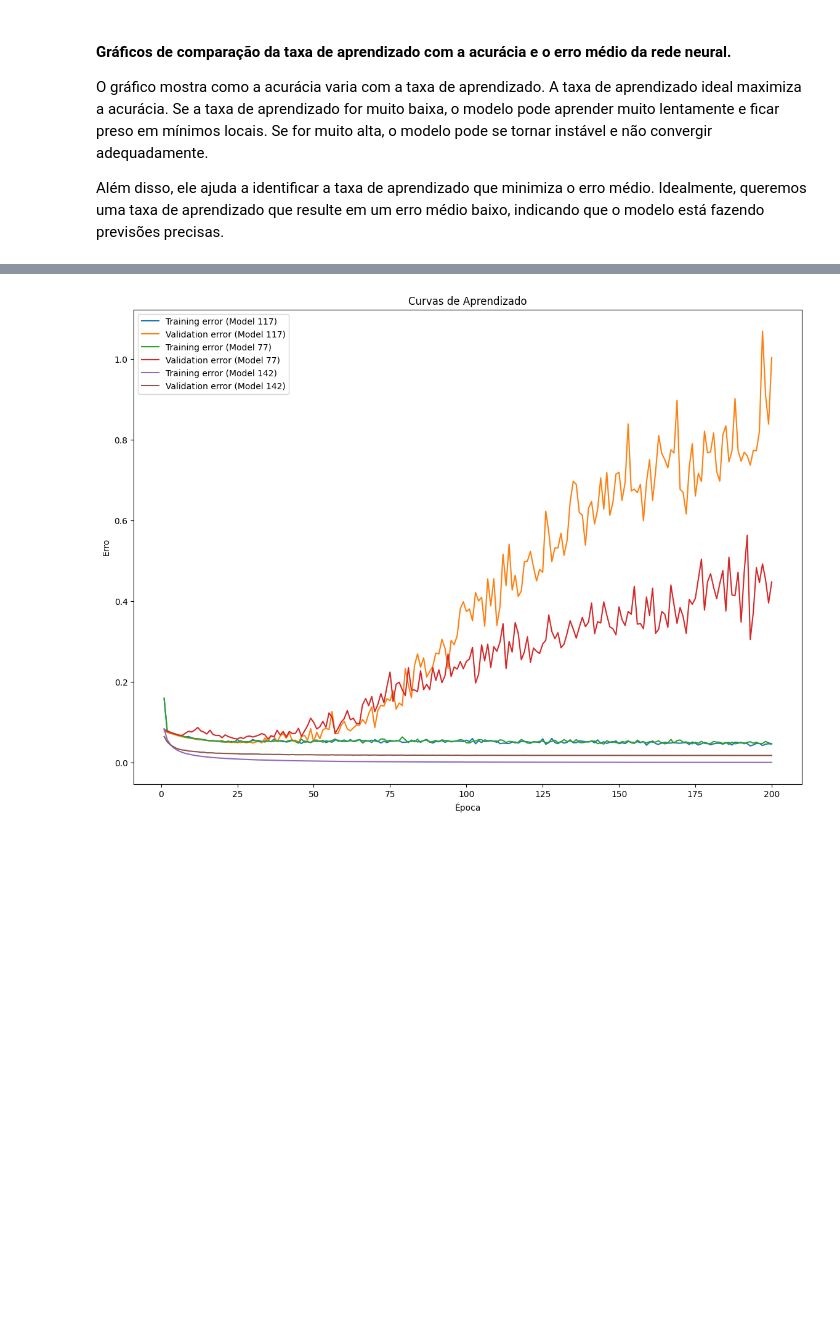
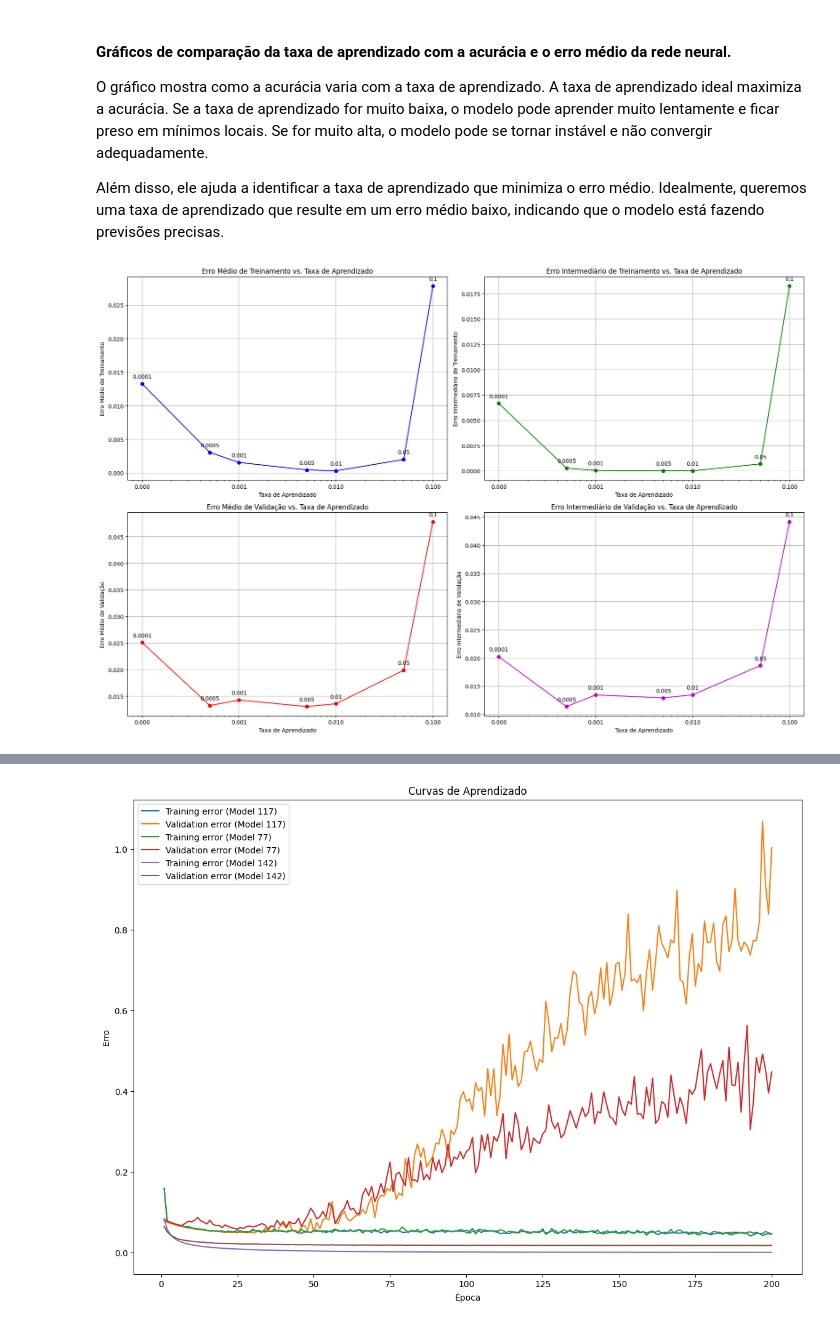
Before and after one commit to claradasneves/ep-ia, a Jupyter notebook: analises.ipynb, the cells around one changed output, grey strips where cells are left out. Saved outputs shown, nothing was run; the diff lists cells and outputs as text; code cells hidden in the pictures; blank space fills up the shorter version.

```diff
--- a/analises.ipynb
+++ b/analises.ipynb
@@ -119,3 +86,75 @@ plt.show()
+# %%
+import pandas as pd
+import matplotlib.pyplot as plt
+import seaborn as sns
+import matplotlib.ticker as ticker
+
+data = pd.read_csv("csvs/learning_rates.csv")
+# Calculate the mean and an intermediate epoch (e.g., the middle epoch) errors for training and validation
+def get_intermediate_and_mean_errors(errors_list):
+    errors_list = eval(errors_list)
+    mean_error = sum(errors_list) / len(errors_list)
+    intermediate_error = errors_list[len(errors_list) // 2]
+    return mean_error, intermediate_error
+
+data['Erro médio treinamento'], data['Erro intermediário treinamento'] = zip(*data['Erros de treinamento por época'].map(get_intermediate_and_mean_errors))
+data['Erro médio validação'], data['Erro intermediário validação'] = zip(*data['Erros de validação por época'].map(get_intermediate_and_mean_errors))
+
+# Plotting the training and validation error curves for mean and intermediate epoch errors
+plt.figure(figsize=(18, 12))
+
+# Plot Mean Training Error
+plt.subplot(2, 2, 1)
+plt.plot(data['Taxa de aprendizado'], data['Erro médio treinamento'], marker='o', linestyle='-', color='b', label='Erro Médio de Treinamento')
+plt.title('Erro Médio de Treinamento vs. Taxa de Aprendizado')
+plt.xlabel('Taxa de Aprendizado')
+plt.ylabel('Erro Médio de Treinamento')
+plt.grid(True)
+plt.xscale('log')
+plt.gca().xaxis.set_major_formatter(ticker.ScalarFormatter())
+for i, txt in enumerate(data['Taxa de aprendizado']):
+    plt.annotate(txt, (data['Taxa de aprendizado'][i], data['Erro médio treinamento'][i]), textcoords="offset points", xytext=(0,10), ha='center')
+
+# Plot Intermediate Training Error
+plt.subplot(2, 2, 2)
+plt.plot(data['Taxa de aprendizado'], data['Erro intermediário treinamento'], marker='o', linestyle='-', color='g', label='Erro Intermediário de Treinamento')
+plt.title('Erro Intermediário de Treinamento vs. Taxa de Aprendizado')
+plt.xlabel('Taxa de Aprendizado')
+plt.ylabel('Erro Intermediário de Treinamento')
+plt.grid(True)
+plt.xscale('log')
+plt.gca().xaxis.set_major_formatter(ticker.ScalarFormatter())
+for i, txt in enumerate(data['Taxa de aprendizado']):
+    plt.annotate(txt, (data['Taxa de aprendizado'][i], data['Erro intermediário treinamento'][i]), textcoords="offset points", xytext=(0,10), ha='center')
+
+# Plot Mean Validation Error
+plt.subplot(2, 2, 3)
+plt.plot(data['Taxa de aprendizado'], data['Erro médio validação'], marker='o', linestyle='-', color='r', label='Erro Médio de Validação')
+plt.title('Erro Médio de Validação vs. Taxa de Aprendizado')
+plt.xlabel('Taxa de Aprendizado')
+plt.ylabel('Erro Médio de Validação')
+plt.grid(True)
+plt.xscale('log')
+plt.gca().xaxis.set_major_formatter(ticker.ScalarFormatter())
+for i, txt in enumerate(data['Taxa de aprendizado']):
+    plt.annotate(txt, (data['Taxa de aprendizado'][i], data['Erro médio validação'][i]), textcoords="offset points", xytext=(0,10), ha='center')
+
+# Plot Intermediate Validation Error
+plt.subplot(2, 2, 4)
+plt.plot(data['Taxa de aprendizado'], data['Erro intermediário validação'], marker='o', linestyle='-', color='m', label='Erro Intermediário de Validação')
+plt.title('Erro Intermediário de Validação vs. Taxa de Aprendizado')
+plt.xlabel('Taxa de Aprendizado')
+plt.ylabel('Erro Intermediário de Validação')
+plt.grid(True)
+plt.xscale('log')
+plt.gca().xaxis.set_major_formatter(ticker.ScalarFormatter())
+for i, txt in enumerate(data['Taxa de aprendizado']):
+    plt.annotate(txt, (data['Taxa de aprendizado'][i], data['Erro intermediário validação'][i]), textcoords="offset points", xytext=(0,10), ha='center')
+
+plt.tight_layout()
+plt.show()
+# %% [output]
+[figure, added]
 # %%
 import matplotlib.pyplot as plt
 import seaborn as sns
```
Also changed, not shown: parts of 28 cells of this notebook.
